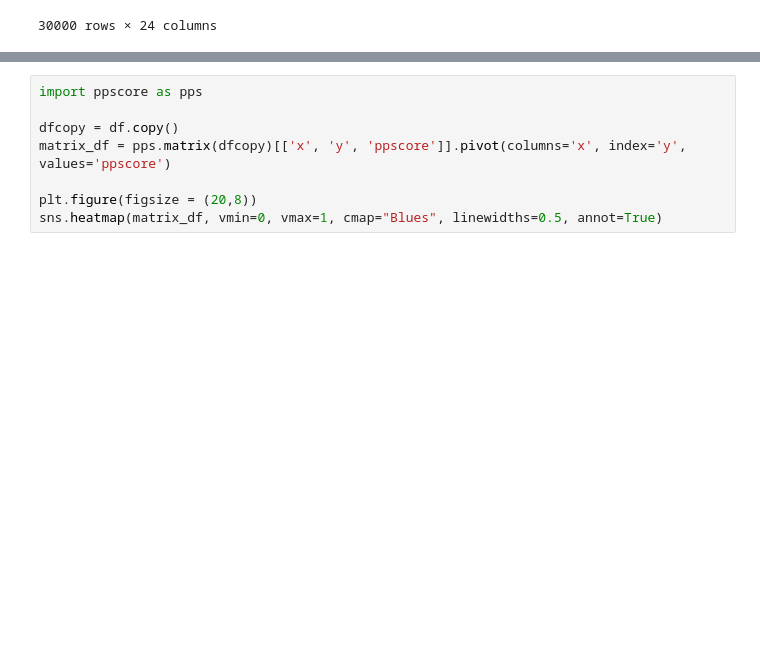
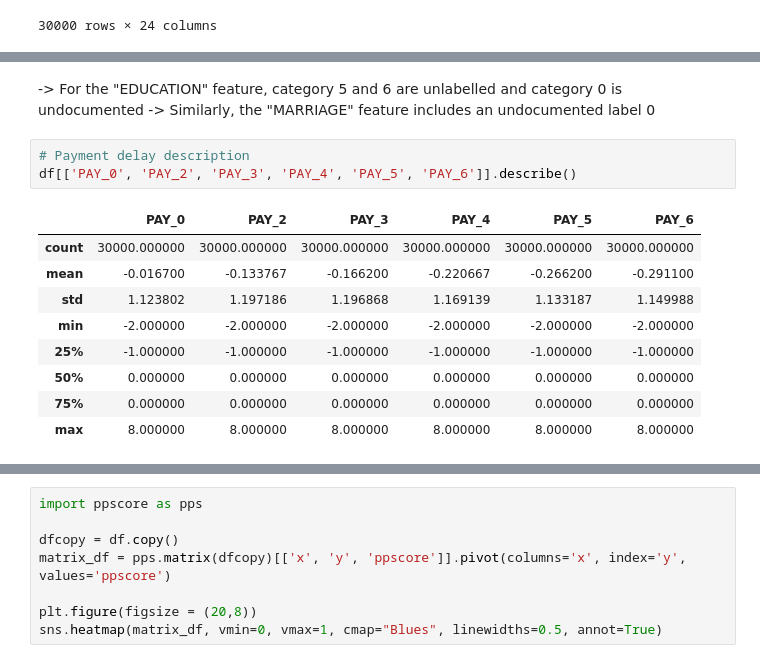
Before and after one commit to thamakornk-ait/BIA_project, a Jupyter notebook: default_credit_card_model_Classification.ipynb, the cells around one changed output, grey strips where cells are left out. Cells and saved outputs as stored; diff of their text form; blank space fills up the shorter version.

```diff
--- a/default_credit_card_model_Earth.ipynb
+++ b/default_credit_card_model_Classification.ipynb
@@ -155,0 +162,16 @@ dtype: object
+# %% [markdown]
+-> For the "EDUCATION" feature, category 5 and 6 are unlabelled and category 0 is undocumented
+-> Similarly, the "MARRIAGE" feature includes an undocumented label 0
+# %%
+# Payment delay description
+df[['PAY_0', 'PAY_2', 'PAY_3', 'PAY_4', 'PAY_5', 'PAY_6']].describe()
+# %% [output]
+|  | PAY_0 | PAY_2 | PAY_3 | PAY_4 | PAY_5 | PAY_6 |
+| count | 30000.000000 | 30000.000000 | 30000.000000 | 30000.000000 | 30000.000000 | 30000.000000 |
+| mean | -0.016700 | -0.133767 | -0.166200 | -0.220667 | -0.266200 | -0.291100 |
+| std | 1.123802 | 1.197186 | 1.196868 | 1.169139 | 1.133187 | 1.149988 |
+| min | -2.000000 | -2.000000 | -2.000000 | -2.000000 | -2.000000 | -2.000000 |
+| 25% | -1.000000 | -1.000000 | -1.000000 | -1.000000 | -1.000000 | -1.000000 |
+| 50% | 0.000000 | 0.000000 | 0.000000 | 0.000000 | 0.000000 | 0.000000 |
+| 75% | 0.000000 | 0.000000 | 0.000000 | 0.000000 | 0.000000 | 0.000000 |
+| max | 8.000000 | 8.000000 | 8.000000 | 8.000000 | 8.000000 | 8.000000 |
```
Also changed, not shown: parts of 27 cells of this notebook.
